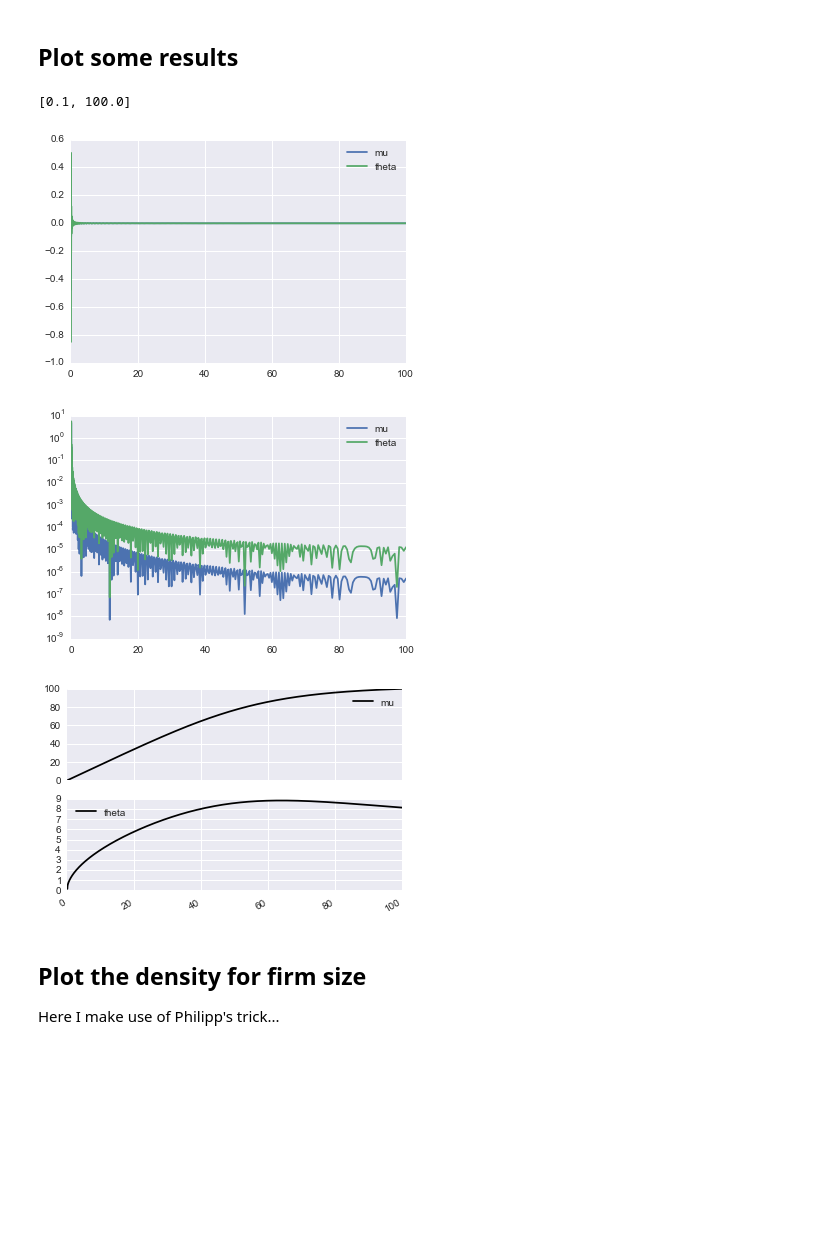
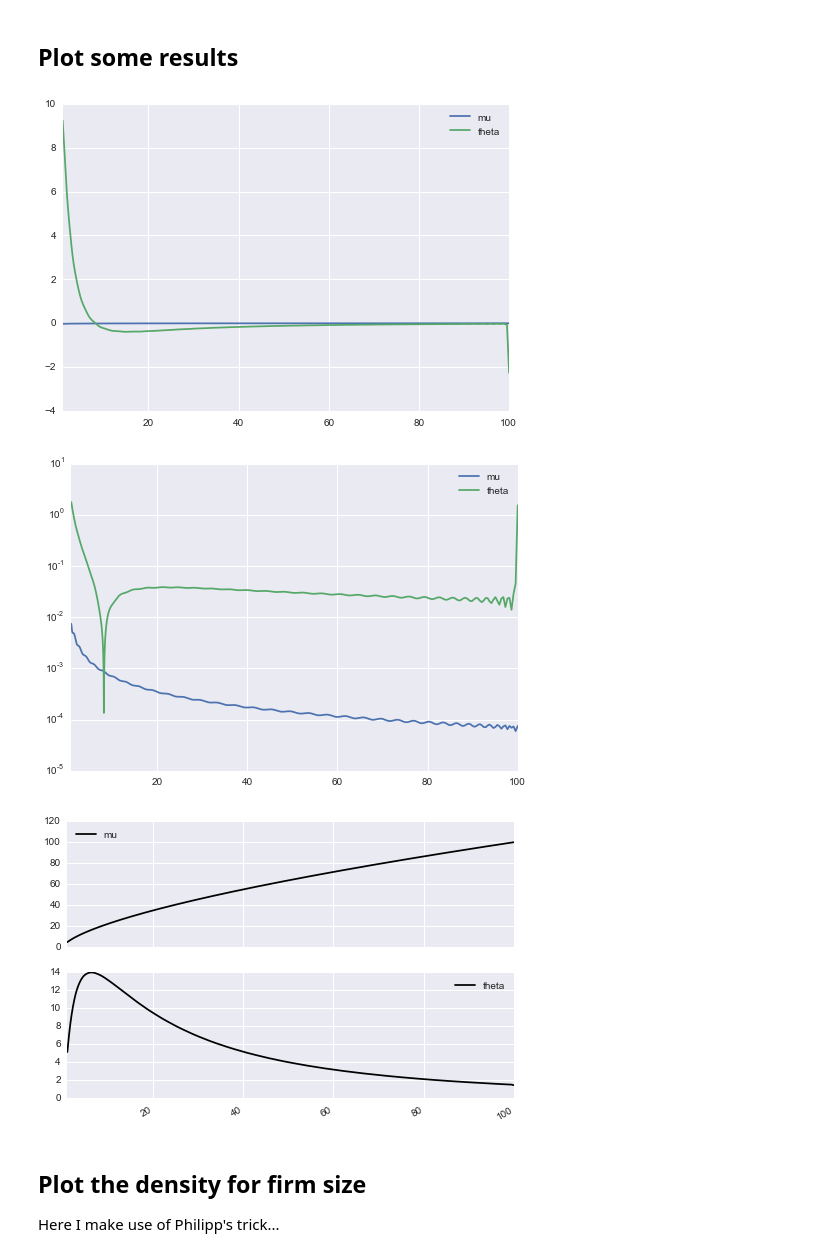
Before and after one commit to davidrpugh/assortative-matching, a Jupyter notebook: examples/positive-assortative-matching.ipynb, the cells around one changed output. Drawn from its saved outputs; the diff is of its cells as text; code cells hidden in the pictures; blank space fills up the shorter version.

```diff
--- a/examples/positive-assortative-matching.ipynb
+++ b/examples/positive-assortative-matching.ipynb
@@ -16,8 +16,8 @@ Need to define some heterogenous factors of production...
 # define some workers skill
 x, loc1, mu1, sigma1 = sym.var('x, loc1, mu1, sigma1')
 skill_cdf = 0.5 + 0.5 * sym.erf((sym.log(x - loc1) - mu1) / sym.sqrt(2 * sigma1**2))
-skill_params = {'loc1': -1e-1, 'mu1': 0.0, 'sigma1': 1.0}
-skill_bounds = [-skill_params['loc1'], 1e2]
+skill_params = {'loc1': 0.0, 'mu1': 0.0, 'sigma1': 1.0}
+skill_bounds = [1e-2, 1e2]
 
 workers = pyam.Input(var=x,
                      cdf=skill_cdf,
@@ -28,8 +28,8 @@ workers = pyam.Input(var=x,
 # define some firms
 y, loc2, mu2, sigma2 = sym.var('y, loc2, mu2, sigma2')
 productivity_cdf = 0.5 + 0.5 * sym.erf((sym.log(y - loc2) - mu2) / sym.sqrt(2 * sigma2**2))
-productivity_params = {'loc2': -1e-1, 'mu2': 0.0, 'sigma2': 1.0}
-productivity_bounds = [-productivity_params['loc2'], 1e2]
+productivity_params = {'loc2': 0.0, 'mu2': 0.0, 'sigma2': 1.0}
+productivity_bounds = [1e-1, 1e2]
 
 firms = pyam.Input(var=y,
                    cdf=productivity_cdf,
@@ -106,23 +104,19 @@ np.logspace?
-# %%
-domain
-# %% [output]
-[0.1, 100.0]
 # %%
-viz.interpolation_knots = np.logspace(-1, 2, 1000)
+viz.interpolation_knots = np.logspace(0, 2, 1000)
 viz.residuals.plot()
 plt.show()
 # %% [output]
-[figure, old version]
+[figure, new version]
 # %%
 viz.normalized_residuals.plot(logy=True)
 plt.show()
 # %% [output]
-[figure, old version]
+[figure, new version]
 # %%
 viz.solution.plot(subplots=True)
 plt.show()
 # %% [output]
-[figure, old version]
+[figure, new version]
 # %% [markdown]
 ## Plot the density for firm size
 
```
Also changed, not shown: parts of 13 cells of this notebook, 4 other files.
